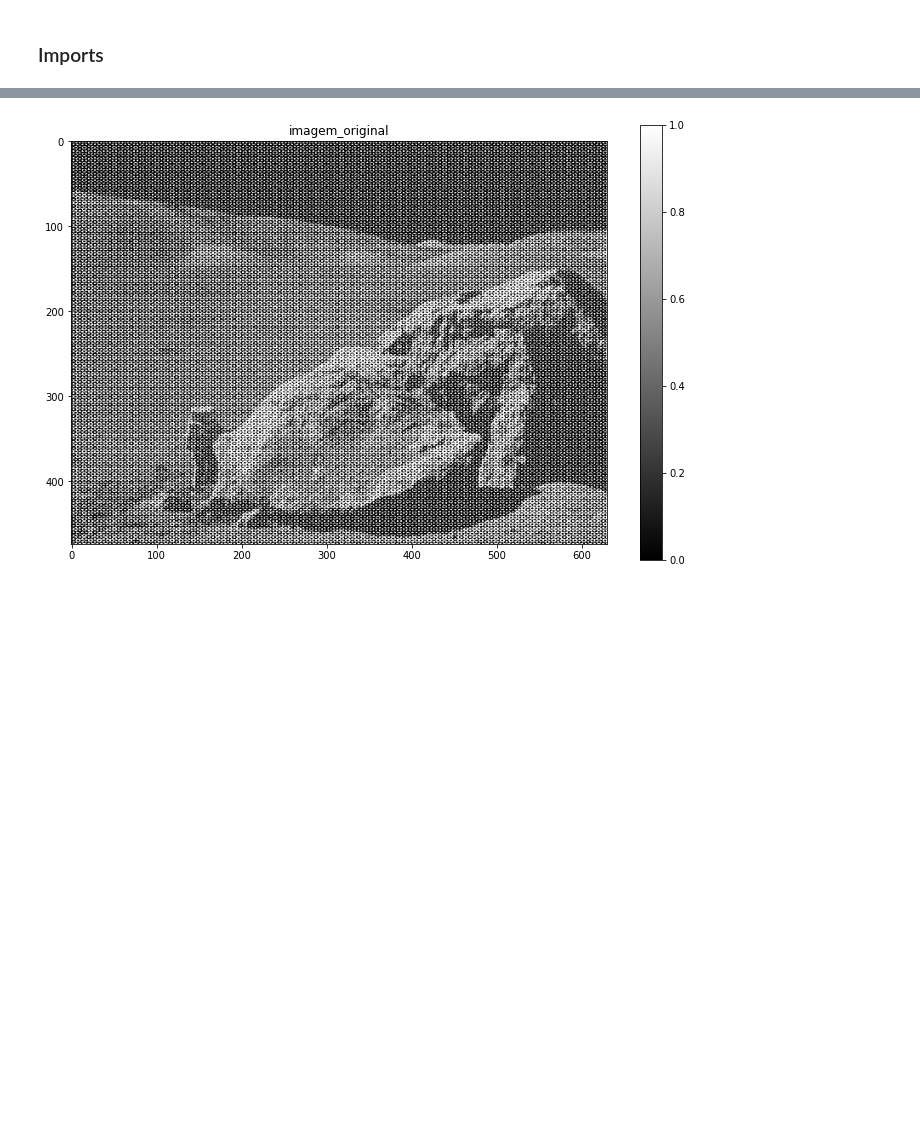
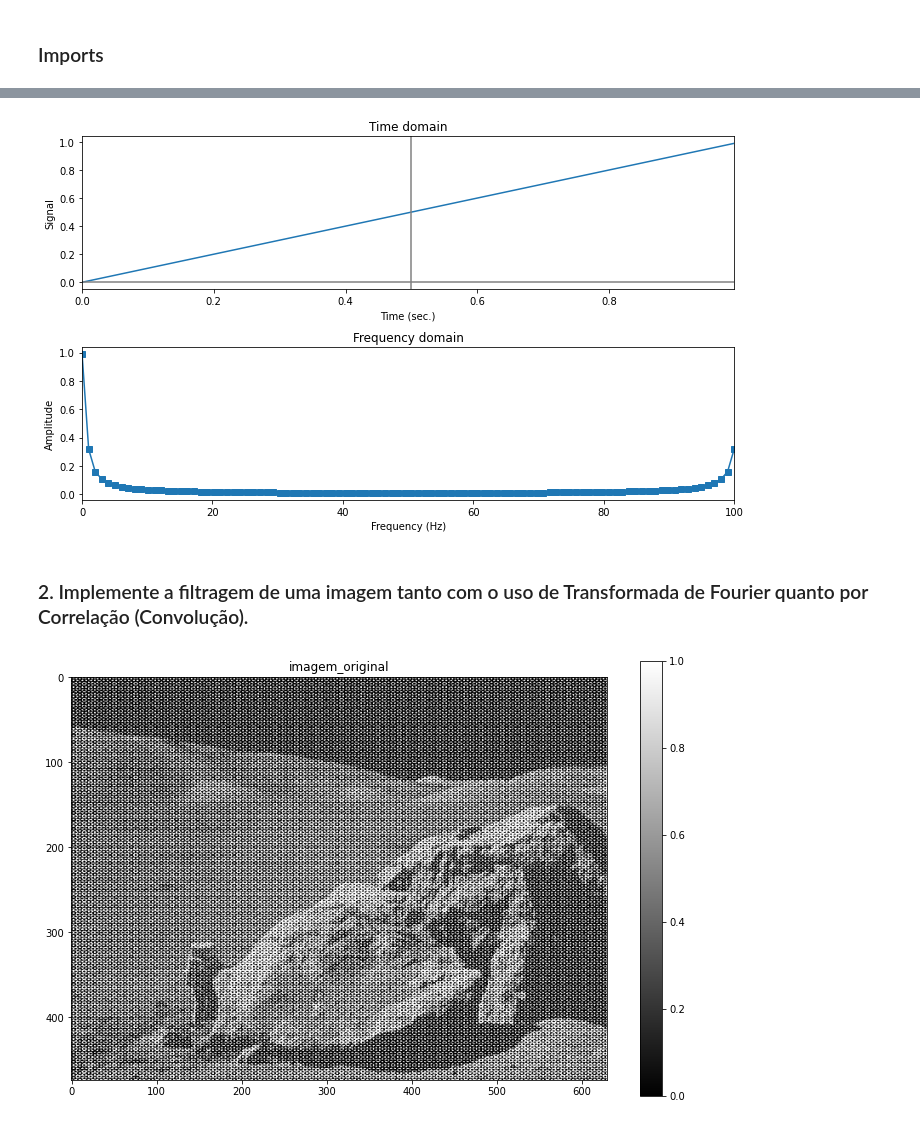
Before and after one commit to danieldasilvacosta/pucrio--vc--trabalhos--2022.2, a Jupyter notebook: Trabalho 4 - Transformada - Daniel da Silva Costa/T4_Transformada_DanielCosta.ipynb, the cells around one changed output, grey strips where cells are left out. Drawn from its saved outputs; the diff is of its cells as text; code cells hidden in the pictures; blank space fills up the shorter version.

```diff
--- a/Trabalho 4 - Transformada/T4_Transformada_DanielCosta.ipynb
+++ b/Trabalho 4 - Transformada - Daniel da Silva Costa/T4_Transformada_DanielCosta.ipynb
@@ -33,3 +189,35 @@ from scipy import signal
+# %%
+# Baseado em https://www.udemy.com/course/fourier-transform-mxc/
+
+srate = 100
+time = np.arange(0, 1, 1.0 / srate) # [0, 1)
+n = len( time )
+hz = np.linspace(0, srate, n) # [0, 100)
+sinal = time
+dft_sinal = DFT( sinal )
+ampl = 2 * np.abs( dft_sinal / n )
+
+fig,ax = plt.subplots(2,1,figsize=(10,6))
+ax[0].plot( time, sinal )
+ax[0].set_xlabel('Time (sec.)')
+ax[0].set_ylabel('Signal')
+ax[0].set_title('Time domain')
+ax[0].set_xlim(time[[0,-1]])
+ax[0].axhline( 0, color='gray')
+ax[0].axvline( 0.5, color='gray')
+
+ax[1].plot( hz, ampl, 's-')
+ax[1].set_xlabel('Frequency (Hz)')
+ax[1].set_ylabel('Amplitude')
+ax[1].set_title('Frequency domain')
+ax[1].set_xlim([0,100])
+
+plt.tight_layout()
+plt.show()
+# %% [output]
+[figure, added]
+# %% [markdown]
+### 2. Implemente a filtragem de uma imagem tanto com o uso de Transformada de Fourier quanto por Correlação (Convolução).
 # %%
 path = './images/'
 
```
Also changed, not shown: parts of 26 cells of this notebook, 3 other files.
